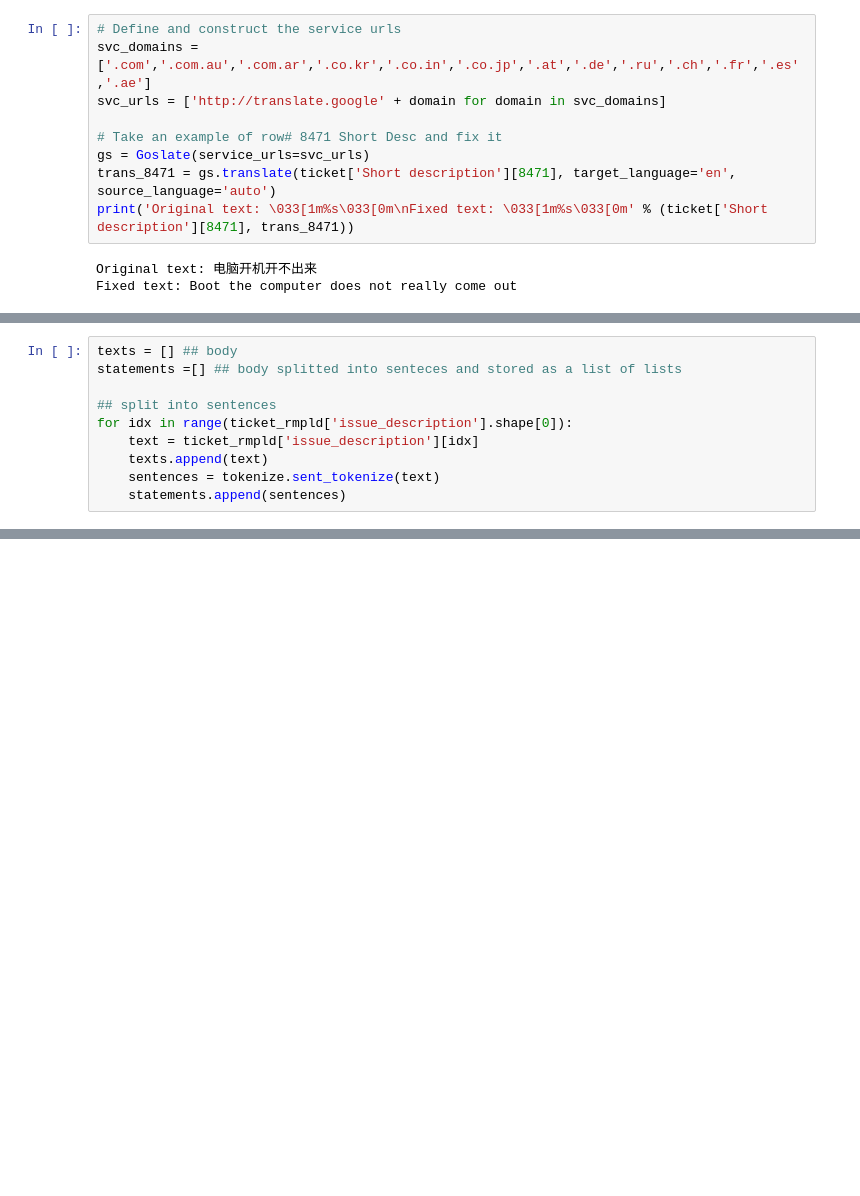
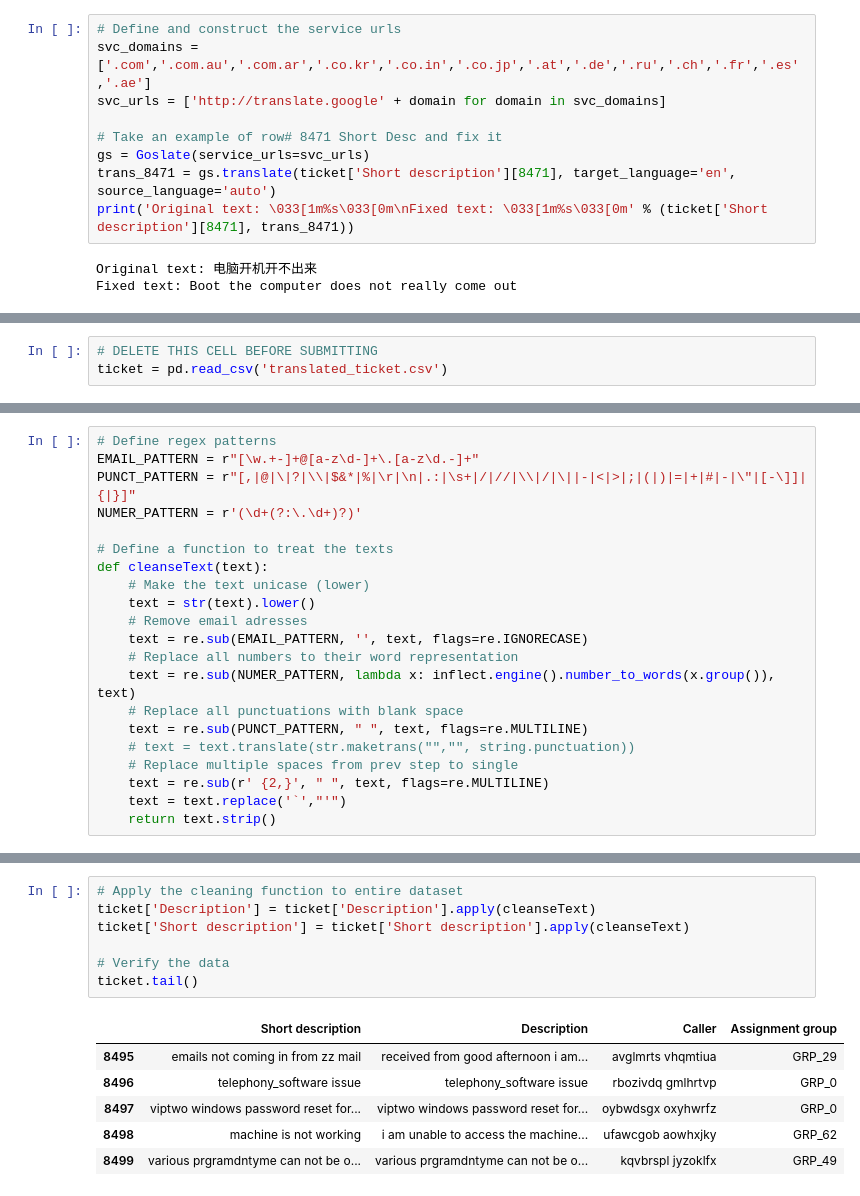
Before and after one commit to theakshaydas/PGP-AIML, a Jupyter notebook: CaseStudies/Capstone Projects/1-NLP-Automatic.Ticket.Assignment/Automatic_Ticket_neptune.ipynb, the cells around one changed output, grey strips where cells are left out. Saved outputs shown, nothing was run; the diff lists cells and outputs as text; blank space fills up the shorter version.

Commit message:
Text preprocessing done

```diff
--- a/CaseStudies/Capstone Projects/1-NLP-Automatic.Ticket.Assignment/Automatic_Ticket_neptune.ipynb
+++ b/CaseStudies/Capstone Projects/1-NLP-Automatic.Ticket.Assignment/Automatic_Ticket_neptune.ipynb
@@ -558,10 +371,0 @@ print(vocab_size)
-# %%
-texts = [] ## body
-statements =[] ## body splitted into senteces and stored as a list of lists
-
-## split into sentences
-for idx in range(ticket_rmpld['issue_description'].shape[0]):
-    text = ticket_rmpld['issue_description'][idx]
-    texts.append(text)
-    sentences = tokenize.sent_tokenize(text)
-    statements.append(sentences)
@@ -621,0 +387,3 @@ array([[ 164,   75,    0,    0,    0,    0,    0,    0,    0,    0,    0,
+# %%
+# DELETE THIS CELL BEFORE SUBMITTING
+ticket = pd.read_csv('translated_ticket.csv')
@@ -621,0 +409,21 @@ array([[ 164,   75,    0,    0,    0,    0,    0,    0,    0,    0,    0,
+# %%
+# Define regex patterns
+EMAIL_PATTERN = r"[\w.+-]+@[a-z\d-]+\.[a-z\d.-]+"
+PUNCT_PATTERN = r"[,|@|\|?|\\|$&*|%|\r|\n|.:|\s+|/|//|\\|/|\||-|<|>|;|(|)|=|+|#|-|\"|[-\]]|{|}]"
+NUMER_PATTERN = r'(\d+(?:\.\d+)?)'
+
+# Define a function to treat the texts
+def cleanseText(text):
+    # Make the text unicase (lower)
+    text = str(text).lower()
+    # Remove email adresses
+    text = re.sub(EMAIL_PATTERN, '', text, flags=re.IGNORECASE)
+    # Replace all numbers to their word representation
+    text = re.sub(NUMER_PATTERN, lambda x: inflect.engine().number_to_words(x.group()), text)
+    # Replace all punctuations with blank space
+    text = re.sub(PUNCT_PATTERN, " ", text, flags=re.MULTILINE)
+    # text = text.translate(str.maketrans("","", string.punctuation))
+    # Replace multiple spaces from prev step to single
+    text = re.sub(r' {2,}', " ", text, flags=re.MULTILINE)
+    text = text.replace('`',"'")
+    return text.strip()
@@ -621,0 +449,14 @@ array([[ 164,   75,    0,    0,    0,    0,    0,    0,    0,    0,    0,
+# %%
+# Apply the cleaning function to entire dataset
+ticket['Description'] = ticket['Description'].apply(cleanseText)
+ticket['Short description'] = ticket['Short description'].apply(cleanseText)
+
+# Verify the data
+ticket.tail()
+# %% [output]
+|  | Short description | Description | Caller | Assignment group |
+| 8495 | emails not coming in from zz mail | received from good afternoon i am... | avglmrts vhqmtiua | GRP_29 |
+| 8496 | telephony_software issue | telephony_software issue | rbozivdq gmlhrtvp | GRP_0 |
+| 8497 | viptwo windows password reset for... | viptwo windows password reset for... | oybwdsgx oxyhwrfz | GRP_0 |
+| 8498 | machine is not working | i am unable to access the machine... | ufawcgob aowhxjky | GRP_62 |
+| 8499 | various prgramdntyme can not be o... | various prgramdntyme can not be o... | kqvbrspl jyzoklfx | GRP_49 |
```
Also changed, not shown: parts of 62 cells of this notebook, 1 other file.
